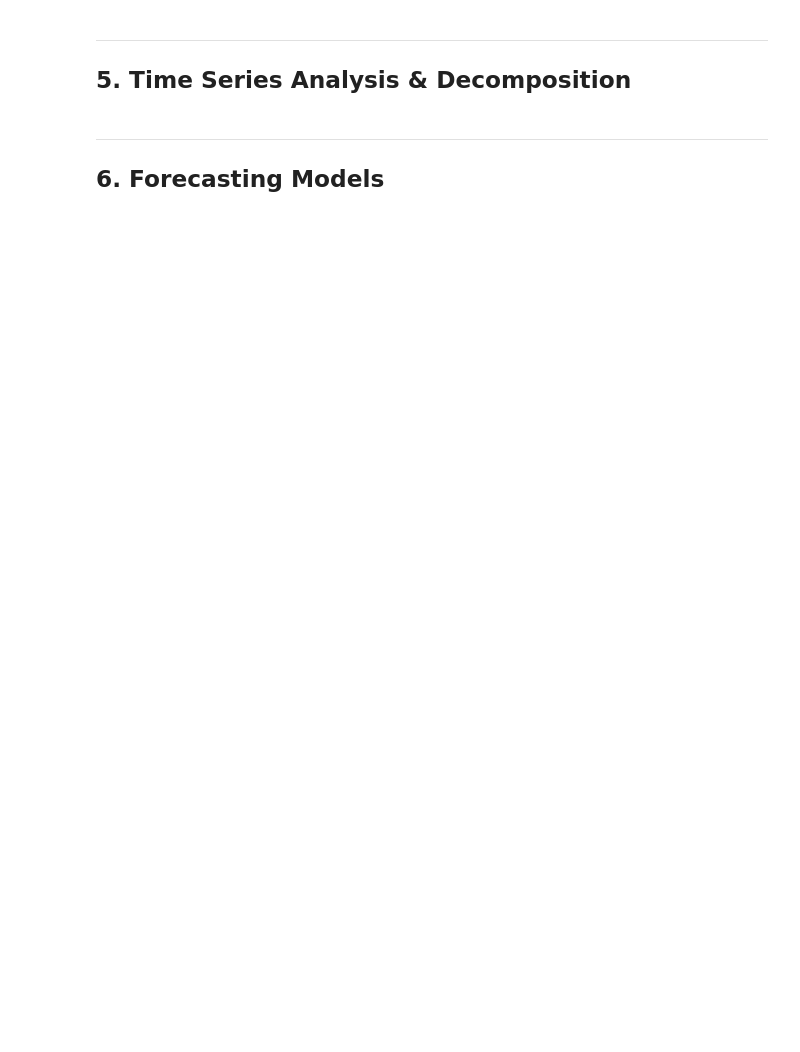
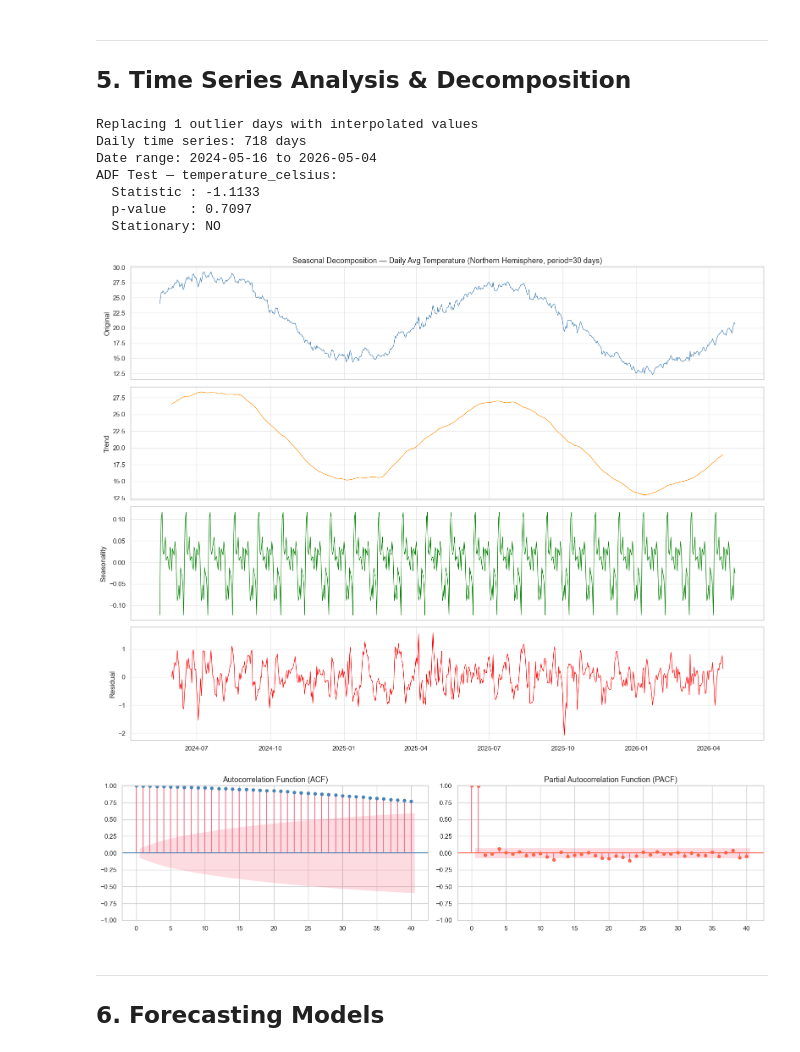
Before and after one commit to FelexHill7/weatherTrendForecasting, a Jupyter notebook: weather_forecasting.ipynb, the cells around one changed output. Drawn from its saved outputs; the diff is of its cells as text; code cells hidden in the pictures; blank space fills up the shorter version.

```diff
--- a/weather_forecasting.ipynb
+++ b/weather_forecasting.ipynb
@@ -696,8 +733,11 @@ print(comparison.to_string())
 ---
 ## 5. Time Series Analysis & Decomposition <a id='timeseries'></a>
 # %%
-# ── Build daily time series ────────────────────────────────────────────────────
-df_ts_raw = df_clean.set_index('last_updated')
+# -- Build daily time series ---------------------------------------------------
+# Filter to Northern Hemisphere so annual seasonality isn't cancelled by opposing hemispheres
+# (global average of NH summer + SH winter = flat signal, making seasonal models blind)
+df_ts_src = df_clean[df_clean['latitude'] > 0] if 'latitude' in df_clean.columns else df_clean
+df_ts_raw = df_ts_src.set_index('last_updated')
 daily_ts = df_ts_raw.resample('D').agg({
     'temperature_celsius': 'mean',
     'humidity':            'mean',
@@ -707,48 +747,75 @@ daily_ts = df_ts_raw.resample('D').agg({
 }).dropna(subset=['temperature_celsius'])
 
 # Fill short gaps by interpolation
-daily_ts = daily_ts.interpolate(method='time', limit=7)
+daily_ts = daily_ts.interpolate(method='time', limit=3)
 daily_ts = daily_ts.dropna()
+# Correct outlier dips/spikes in the daily series (data quality errors skew lag features)
+_roll = daily_ts['temperature_celsius'].rolling(14, center=True, min_periods=3)
+_med  = _roll.median()
+_local_std = _roll.std()
+_thresh_std = _local_std.fillna(daily_ts['temperature_celsius'].std()).clip(lower=1.5)
+_bad  = abs(daily_ts['temperature_celsius'] - _med) > 3.0 * _thresh_std
+if _bad.sum():
+    print(f'Replacing {_bad.sum()} outlier days with interpolated values')
+    daily_ts.loc[_bad, 'temperature_celsius'] = np.nan
+    daily_ts['temperature_celsius'] = (
+        daily_ts['temperature_celsius']
+        .interpolate(method='time')
+        .ffill()
+        .bfill()
+    )
+
+
 
 print(f'Daily time series: {len(daily_ts)} days')
-print(f'Date range: {daily_ts.index.min().date()} → {daily_ts.index.max().date()}')
+print(f'Date range: {daily_ts.index.min().date()} to {daily_ts.index.max().date()}')
 
-# ── ADF stationarity test ──────────────────────────────────────────────────────
+# -- ADF stationarity test -----------------------------------------------------
 adf_result = adfuller(daily_ts['temperature_celsius'])
-print(f'\nADF Test — temperature_celsius:')
+print(f'ADF Test — temperature_celsius:')
 print(f'  Statistic : {adf_result[0]:.4f}')
 print(f'  p-value   : {adf_result[1]:.4f}')
 print(f'  Stationary: {"YES" if adf_result[1] < 0.05 else "NO"}')
 
-# ── Seasonal decomposition ────────────────────────────────────────────────────
+# -- Seasonal decomposition ----------------------------------------------------
 period = min(30, len(daily_ts) // 4)
 decomp = seasonal_decompose(daily_ts['temperature_celsius'], model='additive', period=period)
 
 fig, axes = plt.subplots(4, 1, figsize=(16, 12), sharex=True)
 for ax, component, label, color in zip(
     axes,
     [daily_ts['temperature_celsius'], decomp.trend, decomp.seasonal, decomp.resid],
     ['Original', 'Trend', 'Seasonality', 'Residual'],
     ['steelblue', 'darkorange', 'green', 'red']
 ):
     ax.plot(component.index, component.values, color=color, linewidth=0.9)
     ax.set_ylabel(label)
     ax.grid(True, alpha=0.4)
 
-axes[0].set_title(f'Seasonal Decomposition — Daily Avg Temperature (period={period} days)', fontsize=13)
+axes[0].set_title(f'Seasonal Decomposition — Daily Avg Temperature (Northern Hemisphere, period={period} days)', fontsize=13)
 plt.tight_layout()
-plt.savefig('time_series_decomposition.png', bbox_inches='tight')
+plt.savefig('plots/time_series_decomposition.png', bbox_inches='tight')
 plt.show()
 
-# ── ACF / PACF ────────────────────────────────────────────────────────────────
+# -- ACF / PACF ----------------------------------------------------------------
 fig, (ax1, ax2) = plt.subplots(1, 2, figsize=(16, 4))
 plot_acf(daily_ts['temperature_celsius'].dropna(), lags=40, ax=ax1, color='steelblue')
 ax1.set_title('Autocorrelation Function (ACF)')
 plot_pacf(daily_ts['temperature_celsius'].dropna(), lags=40, ax=ax2, color='tomato')
 ax2.set_title('Partial Autocorrelation Function (PACF)')
 plt.tight_layout()
-plt.savefig('acf_pacf.png', bbox_inches='tight')
+plt.savefig('plots/acf_pacf.png', bbox_inches='tight')
 plt.show()
+# %% [output]
+Replacing 1 outlier days with interpolated values
+Daily time series: 718 days
+Date range: 2024-05-16 to 2026-05-04
+ADF Test — temperature_celsius:
+  Statistic : -1.1133
+  p-value   : 0.7097
+  Stationary: NO
+[figure, added]
+[figure, added]
 # %% [markdown]
 ---
 ## 6. Forecasting Models <a id='models'></a>
```
Also changed, not shown: parts of 27 cells of this notebook, 31 other files.
